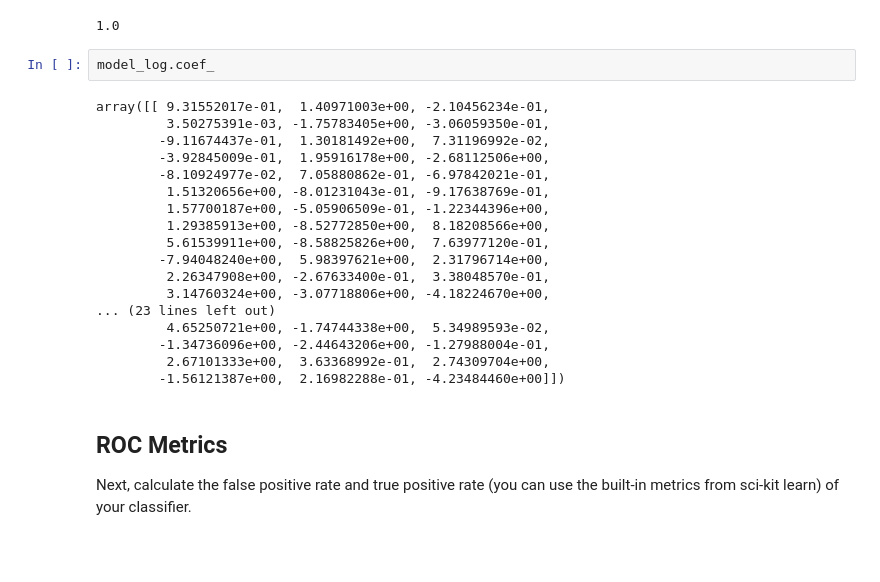
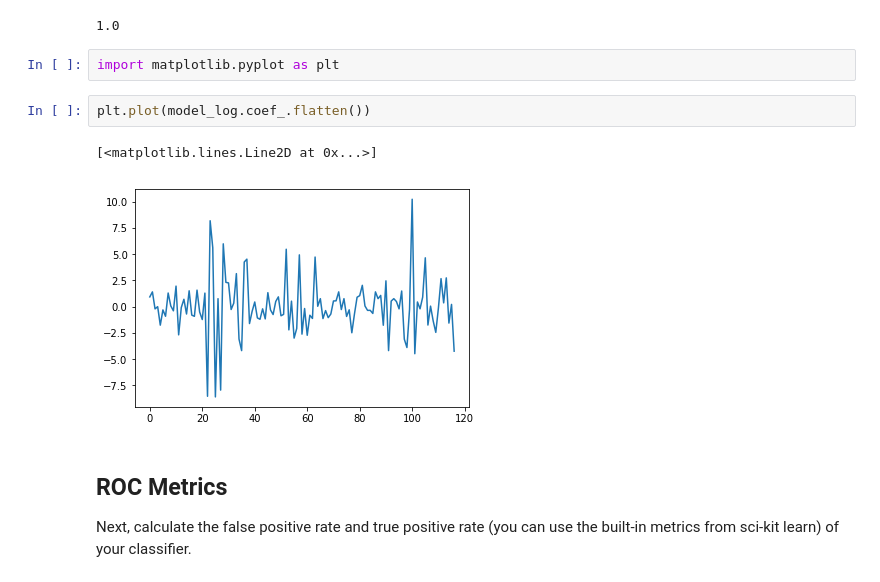
Before and after one commit to npschafer/dsc-roc-curves-and-auc-lab-houston-ds-042219, a Jupyter notebook: index.ipynb, the cells around one changed output. Cells and saved outputs as stored; diff of their text form; blank space fills up the shorter version.

```diff
--- a/index.ipynb
+++ b/index.ipynb
@@ -89,26 +89,13 @@ fpr, tpr, thresholds = roc_curve(y_test, y_score)
 print(auc(fpr, tpr))
 # %% [output]
 1.0
-# %%
-model_log.coef_
-# %% [output]
-array([[ 9.31552017e-01,  1.40971003e+00, -2.10456234e-01,
-         3.50275391e-03, -1.75783405e+00, -3.06059350e-01,
-        -9.11674437e-01,  1.30181492e+00,  7.31196992e-02,
-        -3.92845009e-01,  1.95916178e+00, -2.68112506e+00,
-        -8.10924977e-02,  7.05880862e-01, -6.97842021e-01,
-         1.51320656e+00, -8.01231043e-01, -9.17638769e-01,
-         1.57700187e+00, -5.05906509e-01, -1.22344396e+00,
-         1.29385913e+00, -8.52772850e+00,  8.18208566e+00,
-         5.61539911e+00, -8.58825826e+00,  7.63977120e-01,
-        -7.94048240e+00,  5.98397621e+00,  2.31796714e+00,
-         2.26347908e+00, -2.67633400e-01,  3.38048570e-01,
-         3.14760324e+00, -3.07718806e+00, -4.18224670e+00,
-... (23 lines left out)
-         4.65250721e+00, -1.74744338e+00,  5.34989593e-02,
-        -1.34736096e+00, -2.44643206e+00, -1.27988004e-01,
-         2.67101333e+00,  3.63368992e-01,  2.74309704e+00,
-        -1.56121387e+00,  2.16982288e-01, -4.23484460e+00]])
+# %%
+import matplotlib.pyplot as plt
+# %%
+plt.plot(model_log.coef_.flatten())
+# %% [output]
+[<matplotlib.lines.Line2D at 0x...>]
+[figure, added]
 # %% [markdown]
 ## ROC Metrics
 
```
